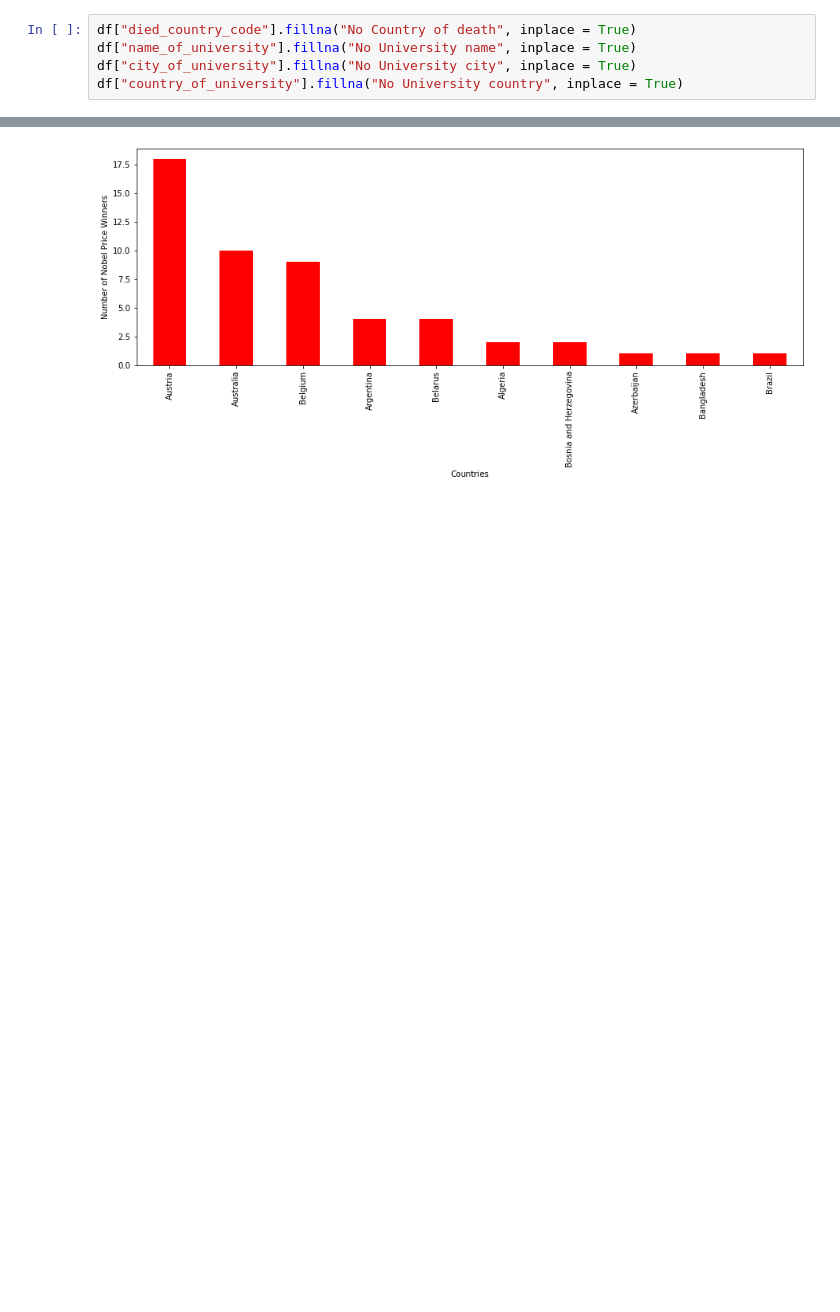
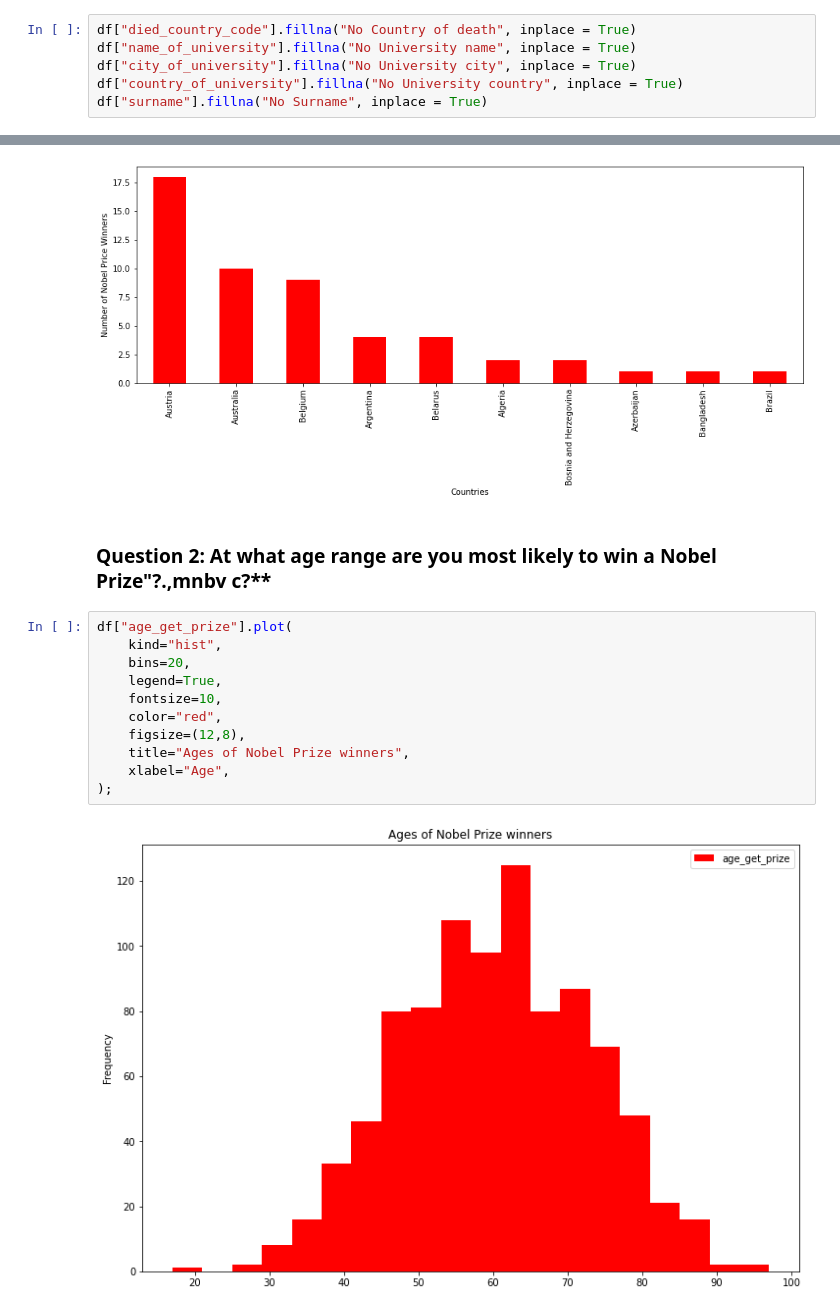
Before and after one commit to DamiOfLagos/Nobel-Prize-Winners, a Jupyter notebook: Nobel Prize winners - EDA.ipynb, the cells around one changed output, grey strips where cells are left out. Cells and saved outputs as stored; diff of their text form; blank space fills up the shorter version.

```diff
--- a/Nobel Prize winners - EDA.ipynb
+++ b/Nobel Prize winners - EDA.ipynb
@@ -58,6 +58,7 @@ df["died_country_code"].fillna("No Country of death", inplace = True)
 df["name_of_university"].fillna("No University name", inplace = True)
 df["city_of_university"].fillna("No University city", inplace = True)
 df["country_of_university"].fillna("No University country", inplace = True)
+df["surname"].fillna("No Surname", inplace = True)
 # %%
 df.isnull().sum()
 # %% [output]
@@ -171,3 +172,18 @@ Winner_per_country.plot(
 );
 # %% [output]
 [figure]
+# %% [markdown]
+### Question 2: At what age range are you most likely to win a Nobel Prize"?.,mnbv c?**
+# %%
+df["age_get_prize"].plot(
+    kind="hist",
+    bins=20,
+    legend=True,
+    fontsize=10,
+    color="red",
+    figsize=(12,8),
+    title="Ages of Nobel Prize winners",
+    xlabel="Age",
+);
+# %% [output]
+[figure, added]
```
Also changed, not shown: parts of 3 cells of this notebook.
